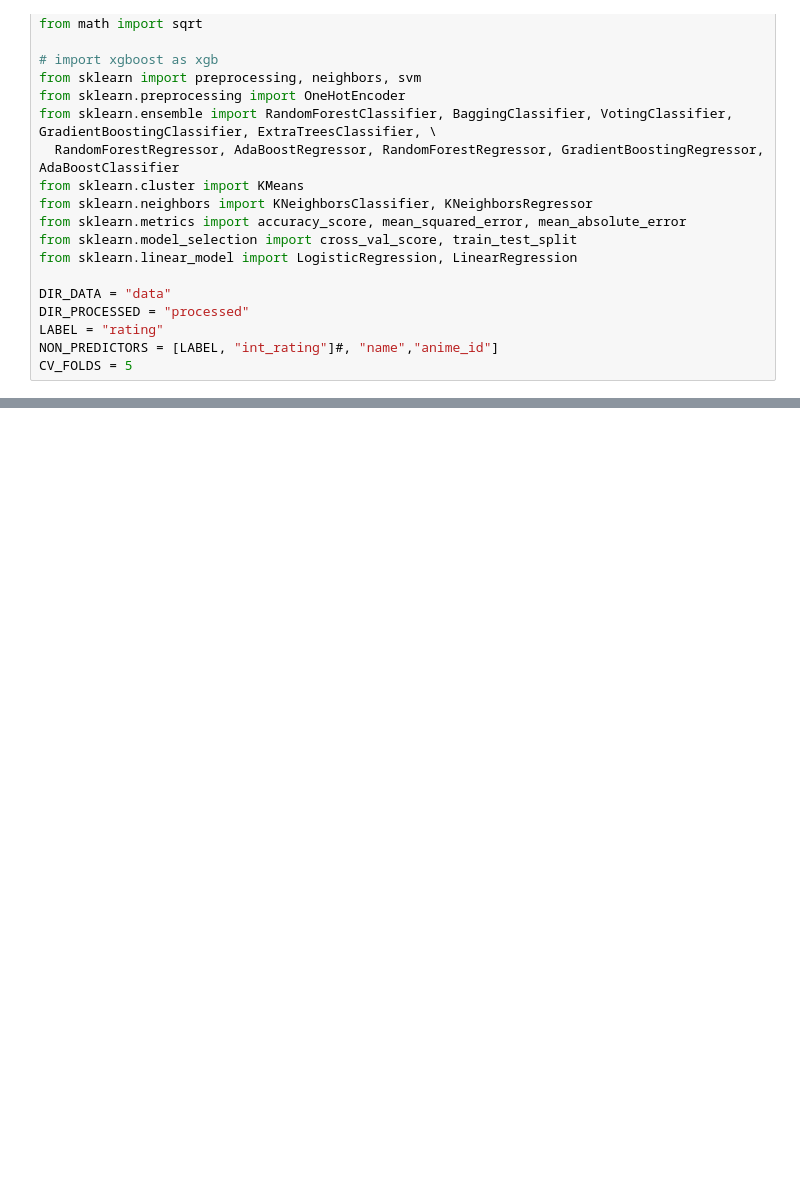
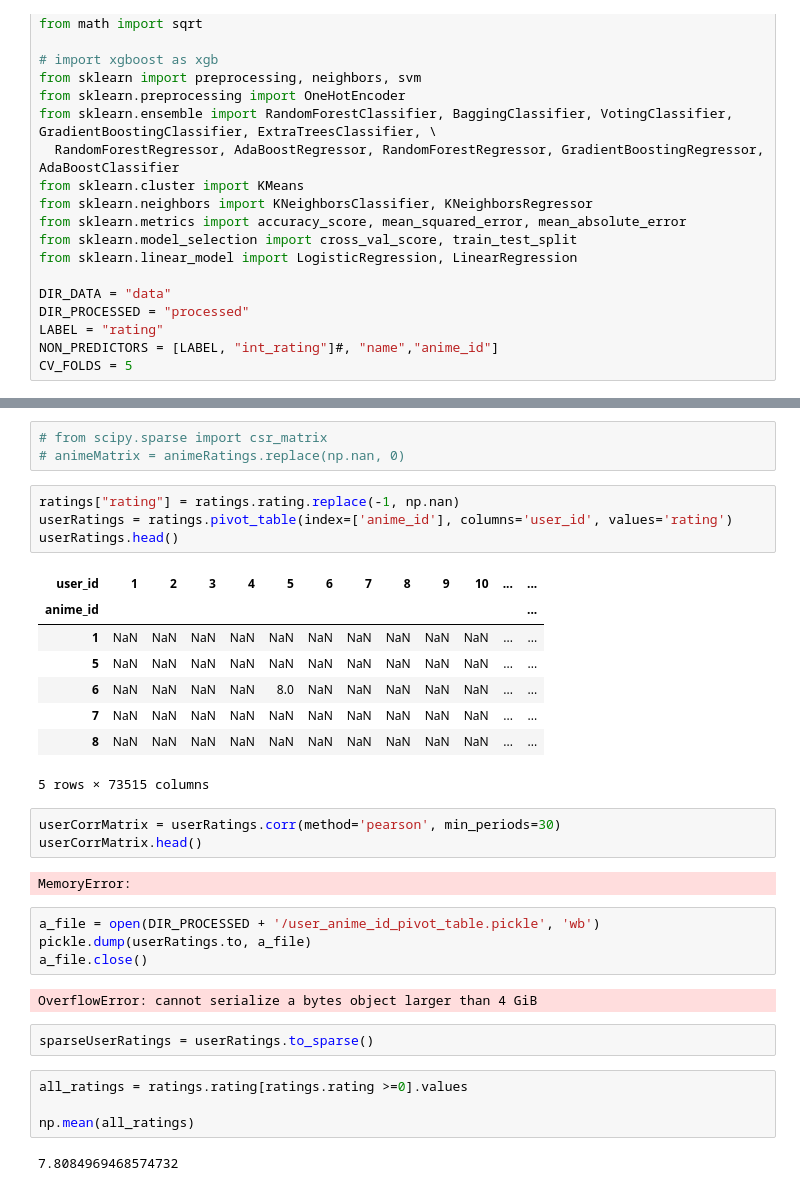
Before and after one commit to altock/Kaggle, a Jupyter notebook: anime/Test Harness.ipynb, the cells around one changed output, grey strips where cells are left out. Saved outputs shown, nothing was run; the diff lists cells and outputs as text; blank space fills up the shorter version.

```diff
--- a/anime/Test Harness.ipynb
+++ b/anime/Test Harness.ipynb
@@ -24,0 +46,35 @@ CV_FOLDS = 5
+# %%
+# from scipy.sparse import csr_matrix
+# animeMatrix = animeRatings.replace(np.nan, 0)
+# %%
+ratings["rating"] = ratings.rating.replace(-1, np.nan)
+userRatings = ratings.pivot_table(index=['anime_id'], columns='user_id', values='rating')
+userRatings.head()
+# %% [output]
+| user_id | 1 | 2 | 3 | 4 | 5 | 6 | 7 | 8 | 9 | 10 | ... | ... |
+| anime_id |  |  |  |  |  |  |  |  |  |  |  | ... |
+| 1 | NaN | NaN | NaN | NaN | NaN | NaN | NaN | NaN | NaN | NaN | ... | ... |
+| 5 | NaN | NaN | NaN | NaN | NaN | NaN | NaN | NaN | NaN | NaN | ... | ... |
+| 6 | NaN | NaN | NaN | NaN | 8.0 | NaN | NaN | NaN | NaN | NaN | ... | ... |
+| 7 | NaN | NaN | NaN | NaN | NaN | NaN | NaN | NaN | NaN | NaN | ... | ... |
+| 8 | NaN | NaN | NaN | NaN | NaN | NaN | NaN | NaN | NaN | NaN | ... | ... |
+5 rows × 73515 columns
+# %%
+userCorrMatrix = userRatings.corr(method='pearson', min_periods=30)
+userCorrMatrix.head()
+# %% [output]
+MemoryError:
+# %%
+a_file = open(DIR_PROCESSED + '/user_anime_id_pivot_table.pickle', 'wb')
+pickle.dump(userRatings.to, a_file)
+a_file.close()
+# %% [output]
+OverflowError: cannot serialize a bytes object larger than 4 GiB
+# %%
+sparseUserRatings = userRatings.to_sparse()
+# %%
+all_ratings = ratings.rating[ratings.rating >=0].values
+
+np.mean(all_ratings)
+# %% [output]
+7.8084969468574732
```
Also changed, not shown: parts of 12 cells of this notebook, 3 other files.
